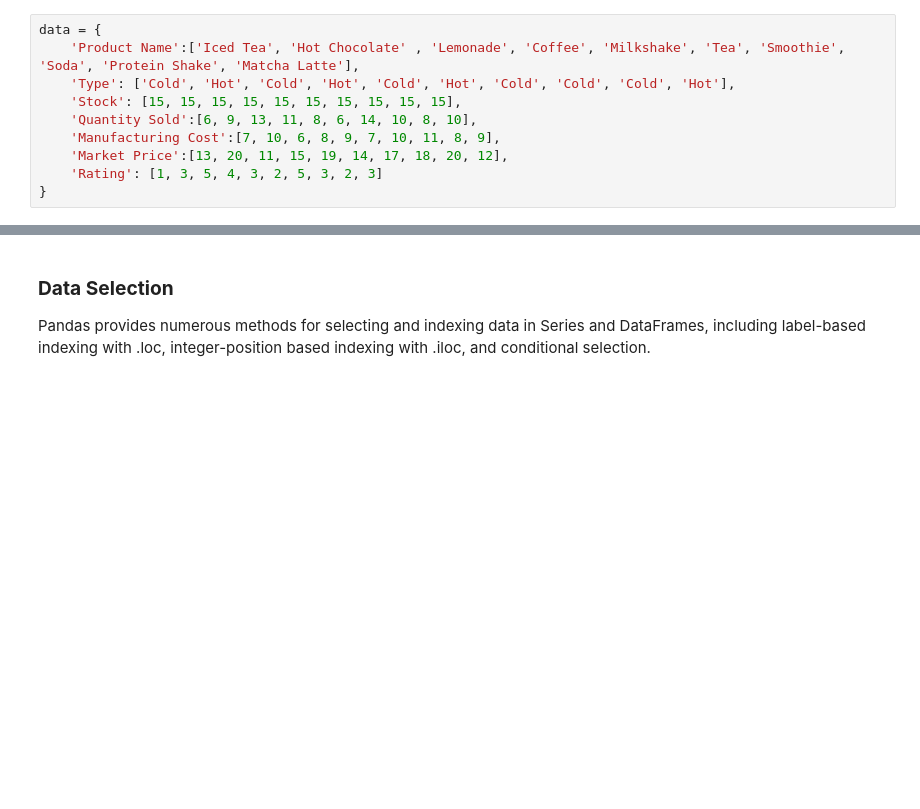
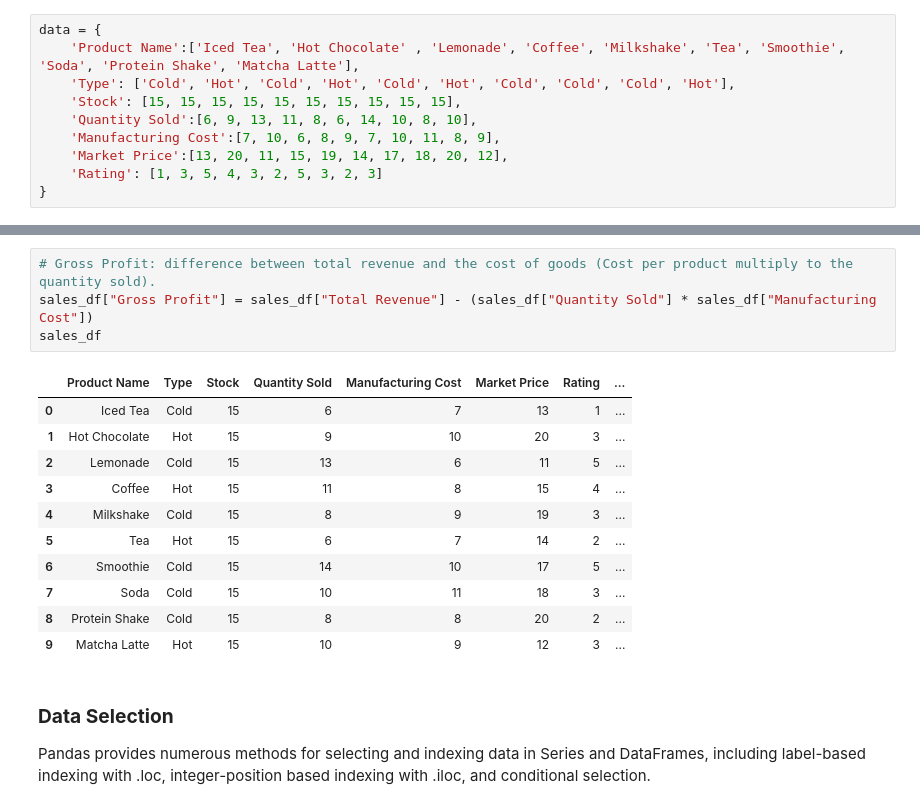
Before and after one commit to hiriyoshi/DataAnalytics, a Jupyter notebook: Module 4 - Pandas/pandas_basics.ipynb, the cells around one changed output, grey strips where cells are left out. Cells and saved outputs as stored; diff of their text form; blank space fills up the shorter version.

```diff
--- a/Module 4 - Pandas/pandas_basics.ipynb
+++ b/Module 4 - Pandas/pandas_basics.ipynb
@@ -116,3 +334,19 @@ data = {
+# %%
+# Gross Profit: difference between total revenue and the cost of goods (Cost per product multiply to the quantity sold).
+sales_df["Gross Profit"] = sales_df["Total Revenue"] - (sales_df["Quantity Sold"] * sales_df["Manufacturing Cost"])
+sales_df
+# %% [output]
+|  | Product Name | Type | Stock | Quantity Sold | Manufacturing Cost | Market Price | Rating | ... |
+| 0 | Iced Tea | Cold | 15 | 6 | 7 | 13 | 1 | ... |
+| 1 | Hot Chocolate | Hot | 15 | 9 | 10 | 20 | 3 | ... |
+| 2 | Lemonade | Cold | 15 | 13 | 6 | 11 | 5 | ... |
+| 3 | Coffee | Hot | 15 | 11 | 8 | 15 | 4 | ... |
+| 4 | Milkshake | Cold | 15 | 8 | 9 | 19 | 3 | ... |
+| 5 | Tea | Hot | 15 | 6 | 7 | 14 | 2 | ... |
+| 6 | Smoothie | Cold | 15 | 14 | 10 | 17 | 5 | ... |
+| 7 | Soda | Cold | 15 | 10 | 11 | 18 | 3 | ... |
+| 8 | Protein Shake | Cold | 15 | 8 | 8 | 20 | 2 | ... |
+| 9 | Matcha Latte | Hot | 15 | 10 | 9 | 12 | 3 | ... |
 # %% [markdown]
 ### **Data Selection**
 
```
Also changed, not shown: parts of 35 cells of this notebook.
